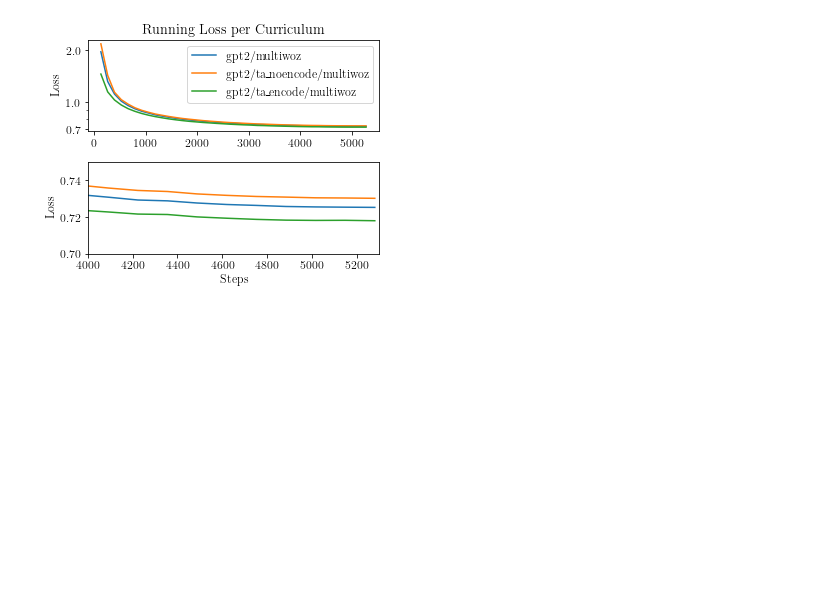
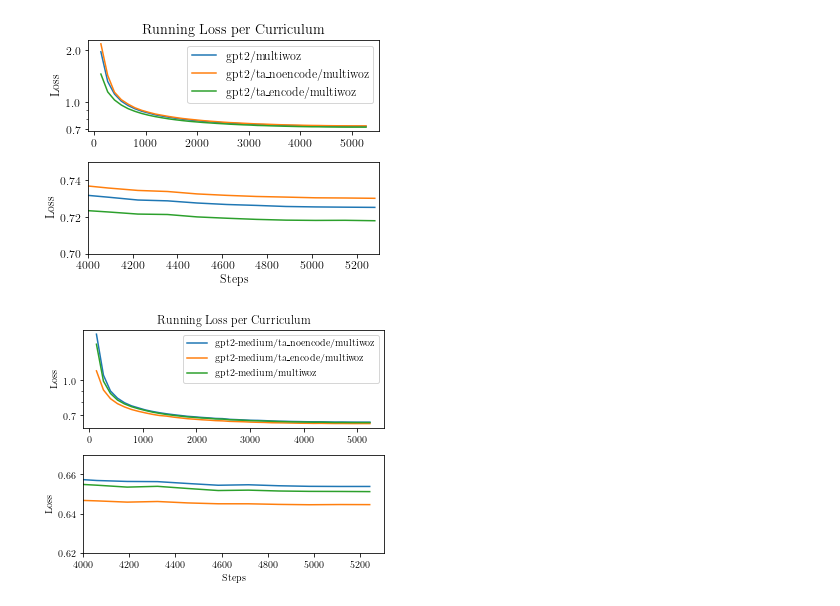
Before and after one commit to jadermcs/curricular-transfer-learning, a Jupyter notebook: plots.ipynb, the cells around one changed output. Drawn from its saved outputs; the diff is of its cells as text; code cells hidden in the pictures; blank space fills up the shorter version.

```diff
--- a/plots.ipynb
+++ b/plots.ipynb
@@ -31,3 +31,27 @@ ax[0].legend()
 fig.savefig("loss.pdf", dpi=300)
 # %% [output]
 [figure]
+# %%
+fig, ax = plt.subplots(figsize=(5, 4), nrows=2)
+ax[0].set_title("Running Loss per Curriculum")
+ax[0].set_yscale("log")
+ax[0].set_yticks([0.7, 1, 2, 3])
+ax[0].get_yaxis().set_major_formatter(matplotlib.ticker.ScalarFormatter())
+client = mlflow.tracking.MlflowClient()
+
+for run in list(mlflow.list_run_infos('0')[i] for i in [0,1,4]):
+    metrics = client.get_metric_history(run.run_id, 'eval_loss')
+    loss = [x.value for x in metrics]
+    step = [x.step for x in metrics]
+    name = client.get_run(run.run_id).data.params["output_dir"].lstrip("models/")
+    ax[0].plot(step, loss, label=name)
+    ax[1].plot(step, loss, label=name)
+    ax[1].set_xlim(4000, 5300)
+    ax[1].set_ylim(0.62, 0.67)
+ax[1].set_xlabel("Steps")
+ax[0].set_ylabel("Loss")
+ax[1].set_ylabel("Loss")
+ax[0].legend()
+fig.savefig("loss.pdf", dpi=300)
+# %% [output]
+[figure, added]
```
Also changed, not shown: 2 other files.
